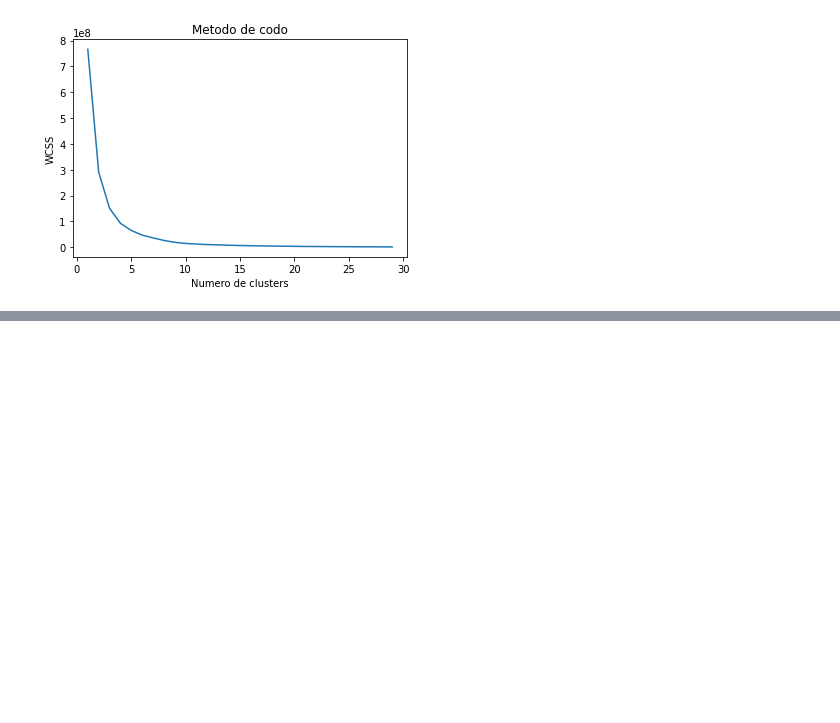
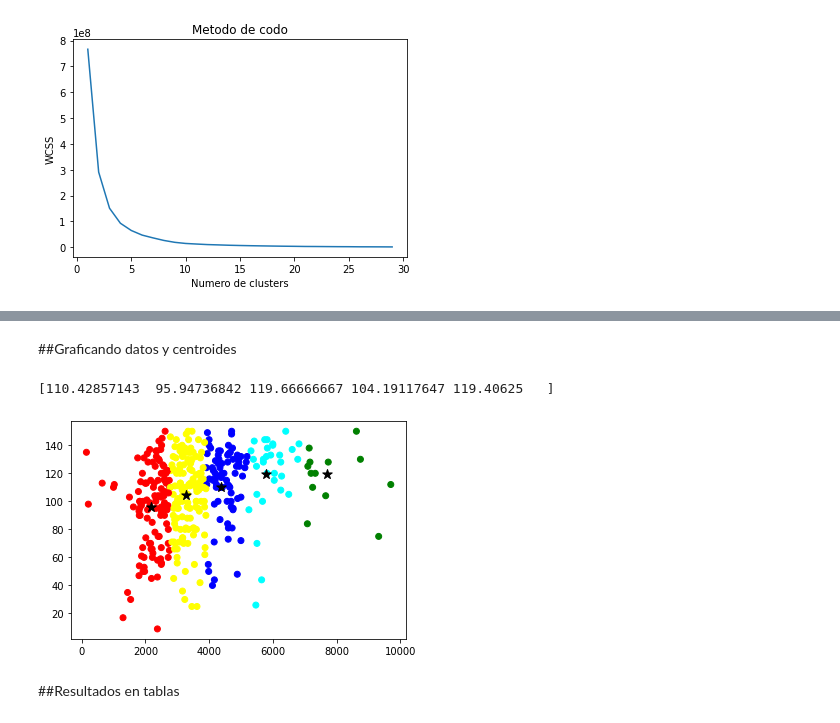
Before and after one commit to santiagomc12/Deep-Learning-20221, a Jupyter notebook: Primer Periodo/P1T6_KMEAN.ipynb, the cells around one changed output, grey strips where cells are left out. Drawn from its saved outputs; the diff is of its cells as text; code cells hidden in the pictures; blank space fills up the shorter version.

```diff
--- a/Primer Periodo/P1T6_KMEAN.ipynb
+++ b/Primer Periodo/P1T6_KMEAN.ipynb
@@ -144,11 +144,9 @@ plt.show()
 #WCSS es la suma de cuadrados de las distancias
 wcss = []
 for i in range(1, 30):
-    kmeans = KMeans(n_clusters=i, init='k-means++',
-                    max_iter=300, n_init=10, random_state=0
-                    )
-    kmeans.fit(X)
-    wcss.append(kmeans.inertia_)
+  kmeans = KMeans(n_clusters=i, init='k-means++', max_iter=300, n_init=10, random_state=0)
+  kmeans.fit(X)
+  wcss.append(kmeans.inertia_)
 plt.plot(range(1, 30), wcss)
 plt.title('Metodo de codo')
 plt.xlabel('Numero de clusters')
@@ -156,3 +154,9 @@ plt.ylabel('WCSS')
 plt.show()
 # %% [output]
 [figure]
+# %%
+kmeans = KMeans(n_clusters=5).fit(X)
+centroids = kmeans.cluster_centers_
+labels = kmeans.predict(X)
+print(centroids)
+print(labels)
@@ -158,0 +180,21 @@ plt.show()
+# %% [markdown]
+##Graficando datos y centroides
+# %%
+colores=['blue','red','green','yellow','cyan']
+asignar=[]
+for row in labels:
+  asignar.append(colores[row])
+# %%
+print(centroids[:,0])
+# mostrando grupos según Openess y Extraversion
+f1 = df_bank['ApplicantIncome'].values
+f2 = df_bank['LoanAmount'].values
+
+plt.scatter(f1, f2, c=asignar)
+plt.scatter(centroids[:,1], centroids[:,0],marker='*', c='black', s=100)
+plt.show()
+# %% [output]
+[110.42857143  95.94736842 119.66666667 104.19117647 119.40625   ]
+[figure, added]
+# %% [markdown]
+##Resultados en tablas
```
Also changed, not shown: parts of 81 cells of this notebook.
